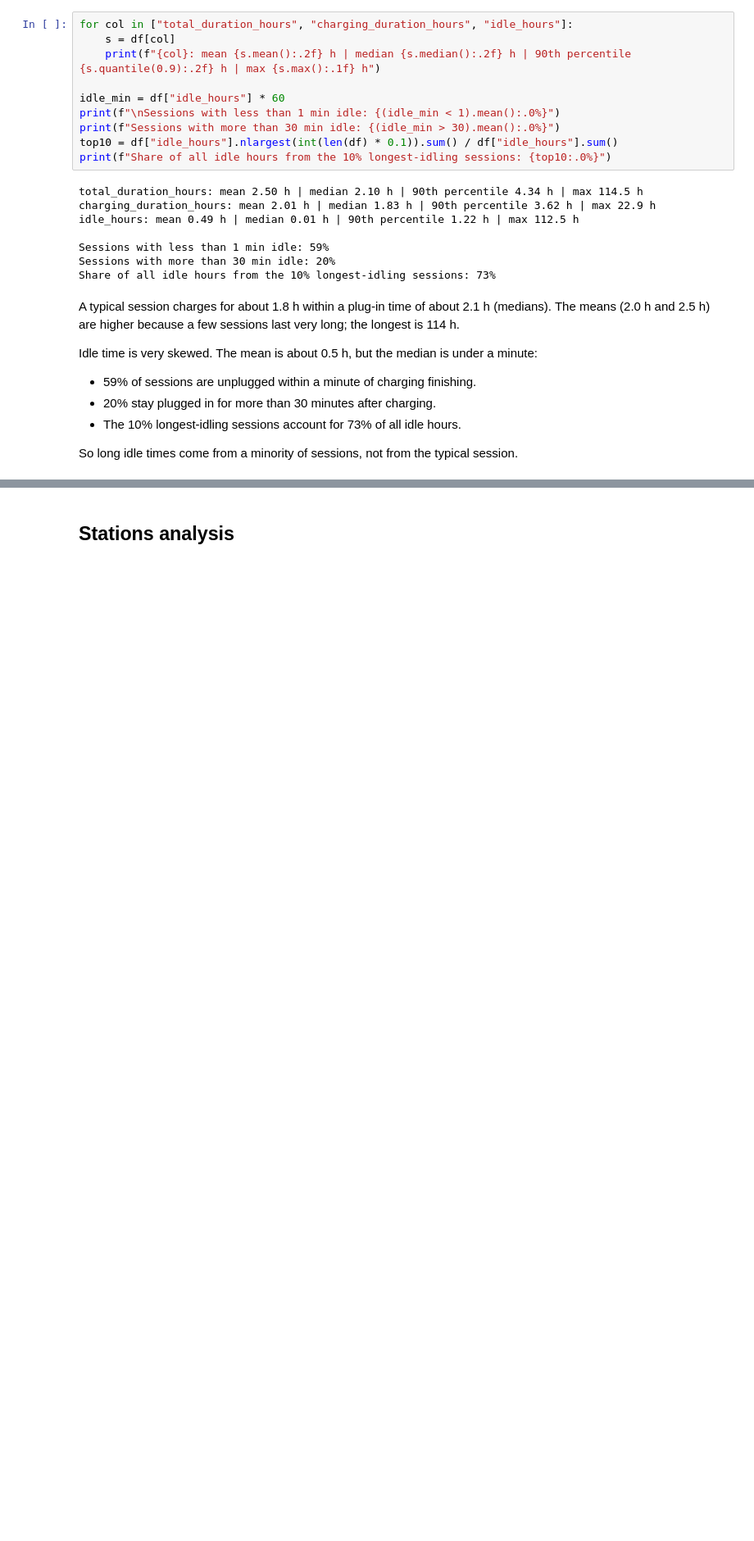
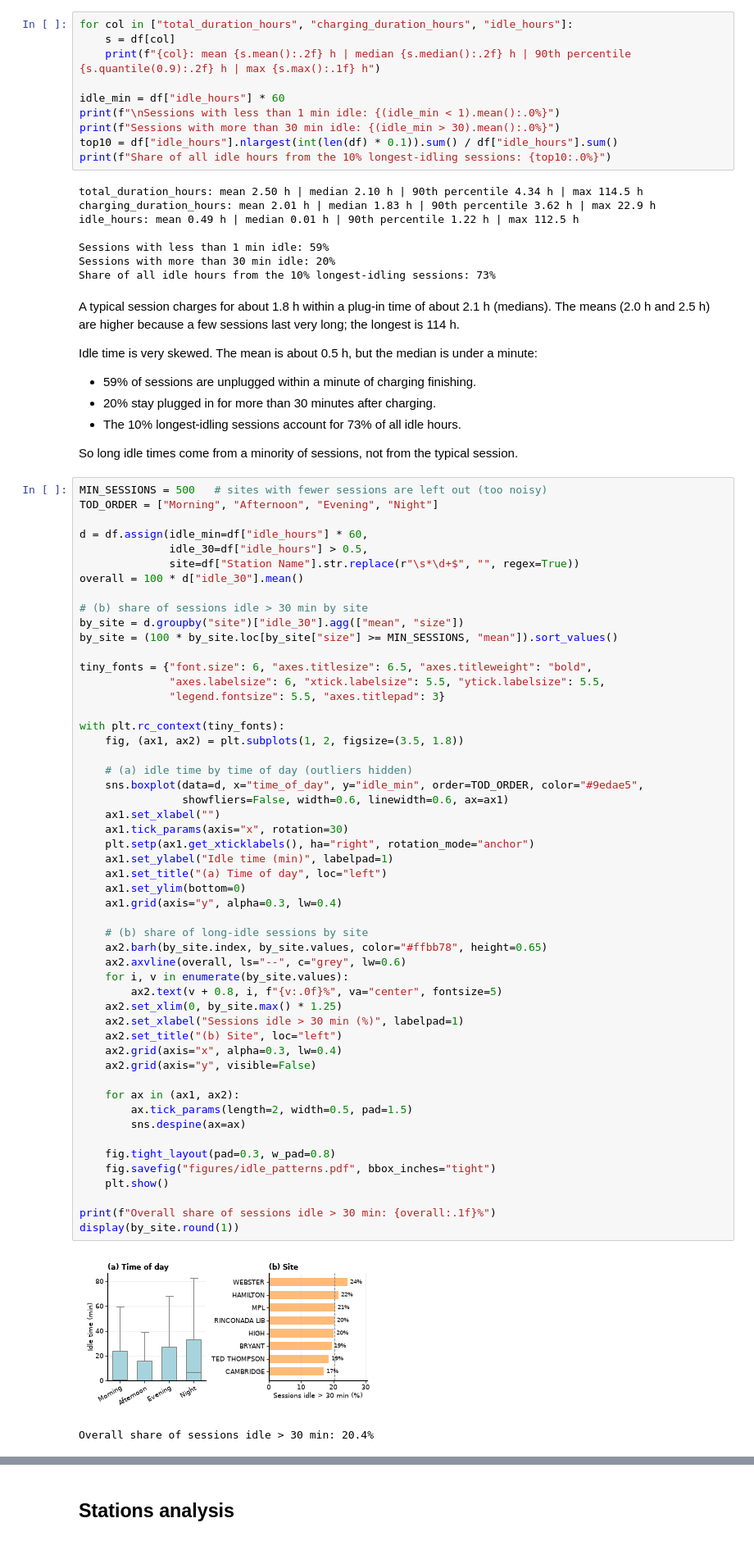
Before and after one commit to katarzynarogalska/Intro-to-Business-Analytics, a Jupyter notebook: data_analysis.ipynb, the cells around one changed output, grey strips where cells are left out. Shown at 82% size. Saved outputs shown, nothing was run; the diff lists cells and outputs as text; blank space fills up the shorter version.

```diff
--- a/data_analysis.ipynb
+++ b/data_analysis.ipynb
@@ -543,3 +543,58 @@ Idle time is very skewed. The mean is about 0.5 h, but the median is under a min
 - The 10% longest-idling sessions account for 73% of all idle hours.
 
 So long idle times come from a minority of sessions, not from the typical session.
+# %%
+MIN_SESSIONS = 500   # sites with fewer sessions are left out (too noisy)
+TOD_ORDER = ["Morning", "Afternoon", "Evening", "Night"]
+
+d = df.assign(idle_min=df["idle_hours"] * 60,
+              idle_30=df["idle_hours"] > 0.5,
+              site=df["Station Name"].str.replace(r"\s*\d+$", "", regex=True))
+overall = 100 * d["idle_30"].mean()
+
+# (b) share of sessions idle > 30 min by site
+by_site = d.groupby("site")["idle_30"].agg(["mean", "size"])
+by_site = (100 * by_site.loc[by_site["size"] >= MIN_SESSIONS, "mean"]).sort_values()
+
+tiny_fonts = {"font.size": 6, "axes.titlesize": 6.5, "axes.titleweight": "bold",
+              "axes.labelsize": 6, "xtick.labelsize": 5.5, "ytick.labelsize": 5.5,
+              "legend.fontsize": 5.5, "axes.titlepad": 3}
+
+with plt.rc_context(tiny_fonts):
+    fig, (ax1, ax2) = plt.subplots(1, 2, figsize=(3.5, 1.8))
+
+    # (a) idle time by time of day (outliers hidden)
+    sns.boxplot(data=d, x="time_of_day", y="idle_min", order=TOD_ORDER, color="#9edae5",
+                showfliers=False, width=0.6, linewidth=0.6, ax=ax1)
+    ax1.set_xlabel("")
+    ax1.tick_params(axis="x", rotation=30)
+    plt.setp(ax1.get_xticklabels(), ha="right", rotation_mode="anchor")
+    ax1.set_ylabel("Idle time (min)", labelpad=1)
+    ax1.set_title("(a) Time of day", loc="left")
+    ax1.set_ylim(bottom=0)
+    ax1.grid(axis="y", alpha=0.3, lw=0.4)
+
+    # (b) share of long-idle sessions by site
+    ax2.barh(by_site.index, by_site.values, color="#ffbb78", height=0.65)
+    ax2.axvline(overall, ls="--", c="grey", lw=0.6)
+    for i, v in enumerate(by_site.values):
+        ax2.text(v + 0.8, i, f"{v:.0f}%", va="center", fontsize=5)
+    ax2.set_xlim(0, by_site.max() * 1.25)
+    ax2.set_xlabel("Sessions idle > 30 min (%)", labelpad=1)
+    ax2.set_title("(b) Site", loc="left")
+    ax2.grid(axis="x", alpha=0.3, lw=0.4)
+    ax2.grid(axis="y", visible=False)
+
+    for ax in (ax1, ax2):
+        ax.tick_params(length=2, width=0.5, pad=1.5)
+        sns.despine(ax=ax)
+
+    fig.tight_layout(pad=0.3, w_pad=0.8)
+    fig.savefig("figures/idle_patterns.pdf", bbox_inches="tight")
+    plt.show()
+
+print(f"Overall share of sessions idle > 30 min: {overall:.1f}%")
+display(by_site.round(1))
+# %% [output]
+[figure, added]
+Overall share of sessions idle > 30 min: 20.4%
```
Also changed, not shown: parts of 9 cells of this notebook.
